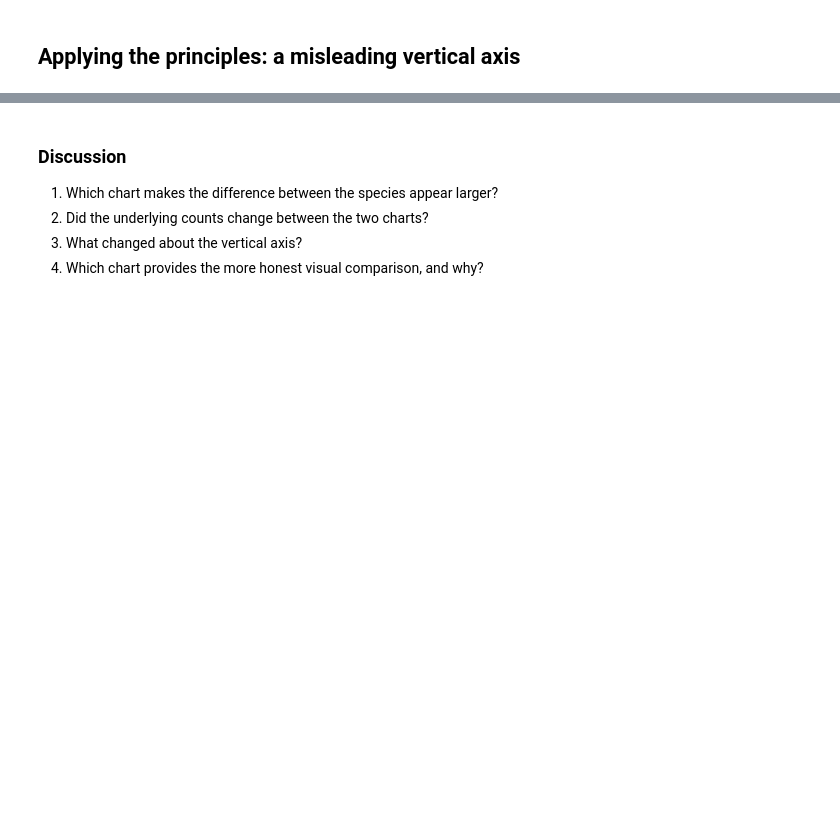
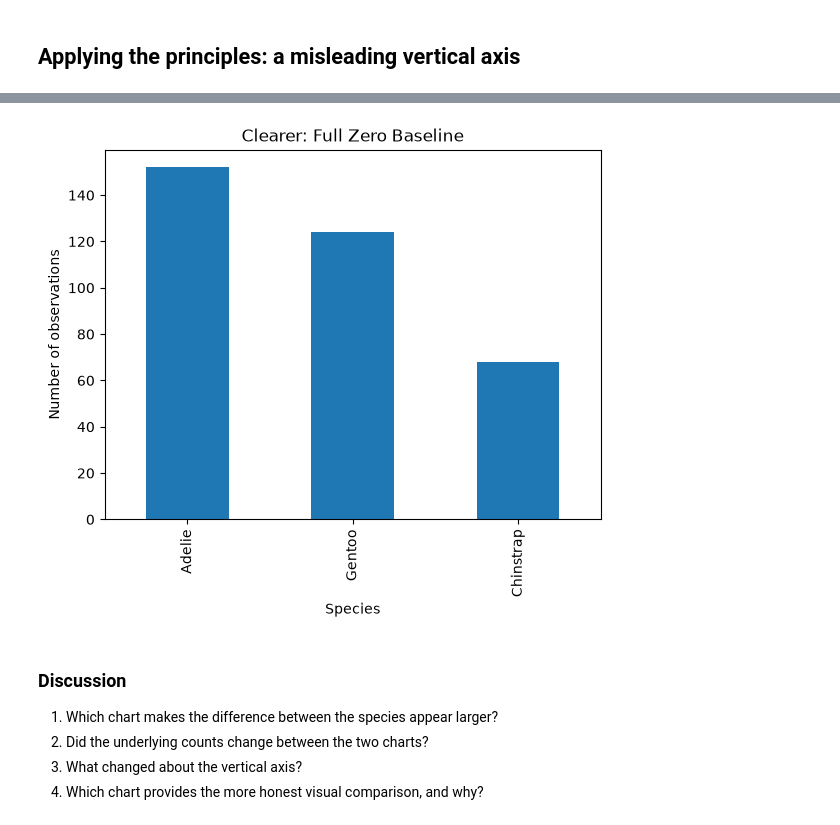
Before and after one commit to JPDeuce/Data_Visualization_and_Modeling_Campus, a Jupyter notebook: week01/lecture/Lecture - Data Visualization and Visual Thinking.ipynb, the cells around one changed output, grey strips where cells are left out. Cells and saved outputs as stored; diff of their text form; code cells hidden in the pictures; blank space fills up the shorter version.

```diff
--- a/week01/lecture/Lecture - Data Visualization and Visual Thinking.ipynb
+++ b/week01/lecture/Lecture - Data Visualization and Visual Thinking.ipynb
@@ -521,9 +547,11 @@ plt.show()
 # %%
-top_two_species.plot(kind="bar")
+species.plot(kind="bar")
 plt.title("Clearer: Full Zero Baseline")
 plt.xlabel("Species")
 plt.ylabel("Number of observations")
 plt.show()
+# %% [output]
+[figure, added]
 # %% [markdown]
 ### Discussion
 
```
Also changed, not shown: parts of 9 cells of this notebook, 1 other file.
